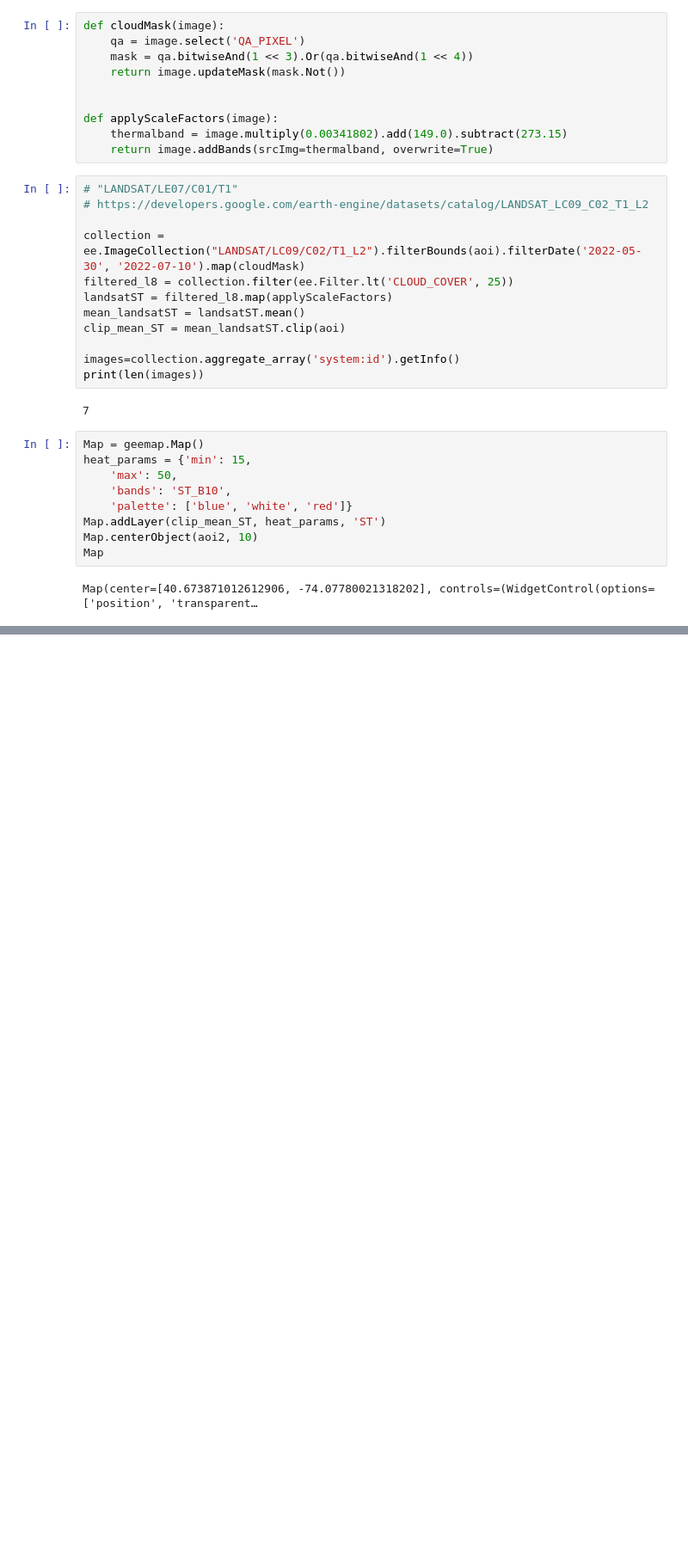
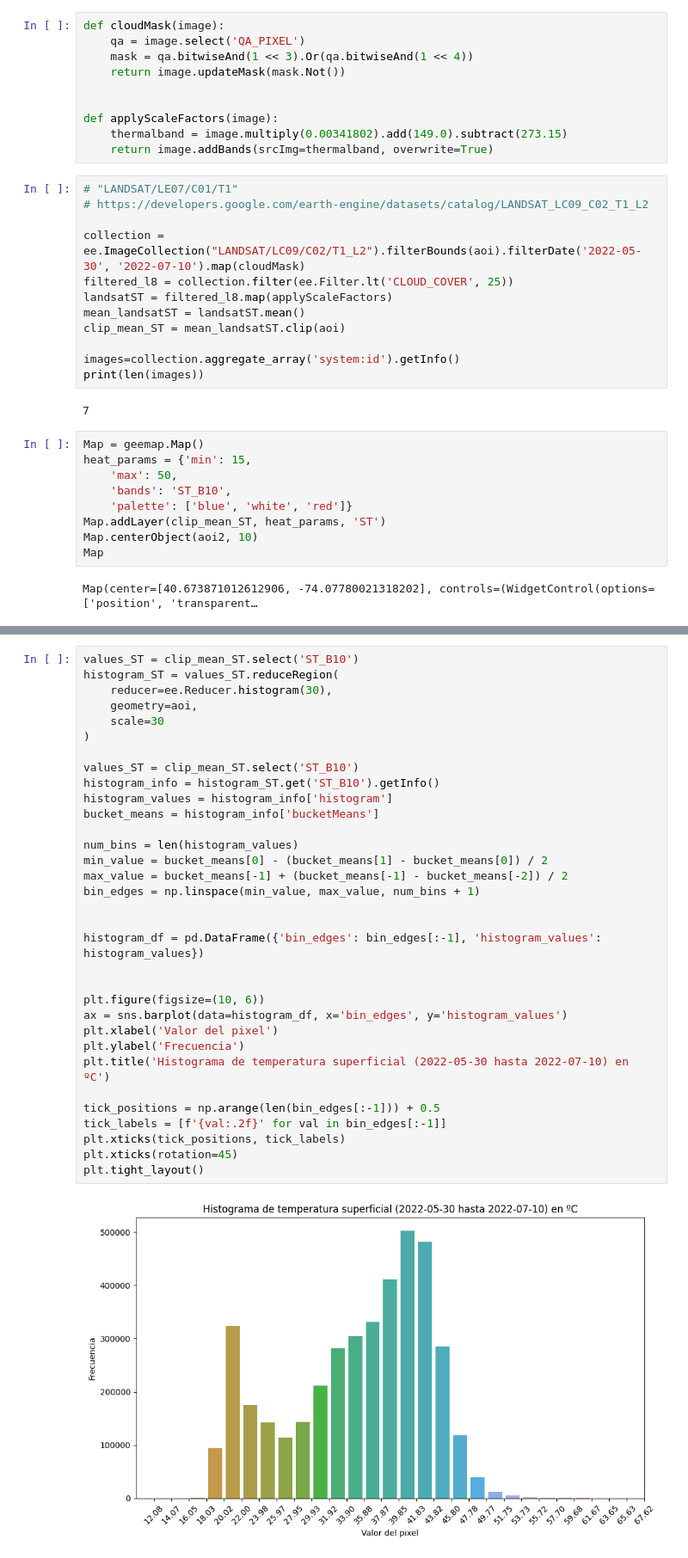
Before and after one commit to Larraguibel/HeatIslandsWV, a Jupyter notebook: violence_against_women.ipynb, the cells around one changed output, grey strips where cells are left out. Shown at 86% size. Cells and saved outputs as stored; diff of their text form; blank space fills up the shorter version.

Commit message:
histograms

```diff
--- a/violence_against_women.ipynb
+++ b/violence_against_women.ipynb
@@ -105,0 +117,35 @@ TypeError: Object of type Timestamp is not JSON serializable
+# %%
+values_ST = clip_mean_ST.select('ST_B10')
+histogram_ST = values_ST.reduceRegion(
+    reducer=ee.Reducer.histogram(30),
+    geometry=aoi,
+    scale=30
+)
+
+values_ST = clip_mean_ST.select('ST_B10')
+histogram_info = histogram_ST.get('ST_B10').getInfo()
+histogram_values = histogram_info['histogram']
+bucket_means = histogram_info['bucketMeans']
+
+num_bins = len(histogram_values)
+min_value = bucket_means[0] - (bucket_means[1] - bucket_means[0]) / 2
+max_value = bucket_means[-1] + (bucket_means[-1] - bucket_means[-2]) / 2
+bin_edges = np.linspace(min_value, max_value, num_bins + 1)
+
+
+histogram_df = pd.DataFrame({'bin_edges': bin_edges[:-1], 'histogram_values': histogram_values})
+
+
+plt.figure(figsize=(10, 6))
+ax = sns.barplot(data=histogram_df, x='bin_edges', y='histogram_values')
+plt.xlabel('Valor del pixel')
+plt.ylabel('Frecuencia')
+plt.title('Histograma de temperatura superficial (2022-05-30 hasta 2022-07-10) en ºC')
+
+tick_positions = np.arange(len(bin_edges[:-1])) + 0.5
+tick_labels = [f'{val:.2f}' for val in bin_edges[:-1]]
+plt.xticks(tick_positions, tick_labels)
+plt.xticks(rotation=45)
+plt.tight_layout()
+# %% [output]
+[figure, added]
```
Also changed, not shown: parts of 9 cells of this notebook, 2 other files.
